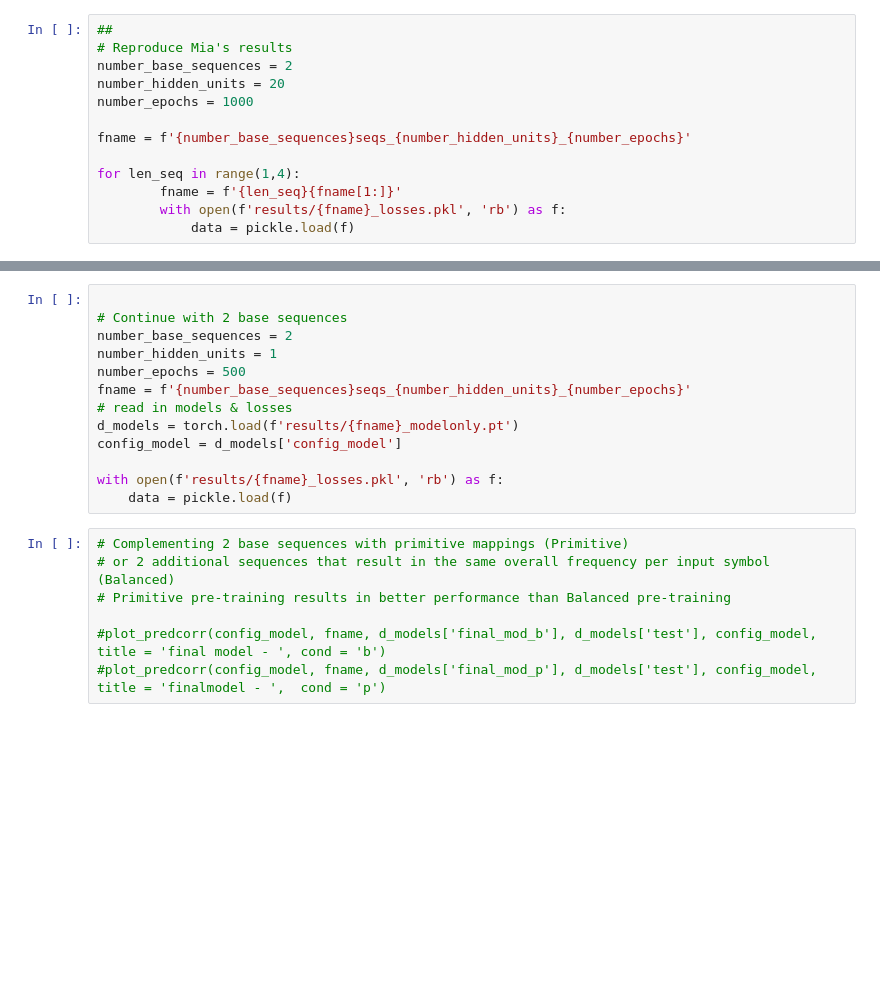
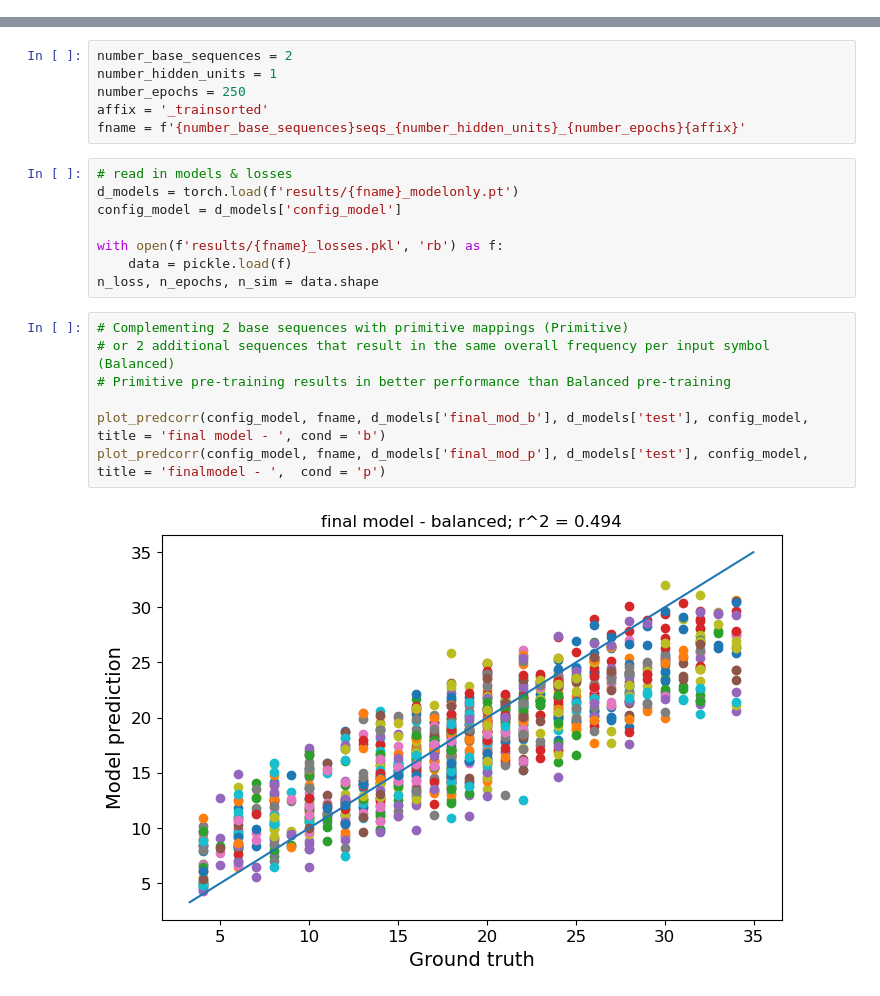
Before and after one commit to aranas/compositional_learning, a Jupyter notebook: Compositional_Learning_Addition/addition_explore_SA.ipynb, the cells around one changed output, grey strips where cells are left out. Cells and saved outputs as stored; diff of their text form; blank space fills up the shorter version.

```diff
--- a/Compositional_Learning_Addition/addition_explore_SA.ipynb
+++ b/Compositional_Learning_Addition/addition_explore_SA.ipynb
@@ -3,14 +4 @@ import pickle
 from plotting import *
-# %%
-##
-# Reproduce Mia's results
-number_base_sequences = 2
-number_hidden_units = 20
-number_epochs = 1000
-
-fname = f'{number_base_sequences}seqs_{number_hidden_units}_{number_epochs}'
-
-for len_seq in range(1,4):
-        fname = f'{len_seq}{fname[1:]}'
-        with open(f'results/{fname}_losses.pkl', 'rb') as f:
-            data = pickle.load(f)
@@ -76,20 +5,23 @@ plt.show()
+# %%
+number_base_sequences = 2
+number_hidden_units = 1
+number_epochs = 250
+affix = '_trainsorted'
+fname = f'{number_base_sequences}seqs_{number_hidden_units}_{number_epochs}{affix}'
 # %%
-
-# Continue with 2 base sequences
-number_base_sequences = 2
-number_hidden_units = 1
-number_epochs = 500
-fname = f'{number_base_sequences}seqs_{number_hidden_units}_{number_epochs}'
 # read in models & losses
 d_models = torch.load(f'results/{fname}_modelonly.pt')
 config_model = d_models['config_model']
 
 with open(f'results/{fname}_losses.pkl', 'rb') as f:
     data = pickle.load(f)
+n_loss, n_epochs, n_sim = data.shape
 # %%
 # Complementing 2 base sequences with primitive mappings (Primitive)
 # or 2 additional sequences that result in the same overall frequency per input symbol (Balanced)
 # Primitive pre-training results in better performance than Balanced pre-training
 
-#plot_predcorr(config_model, fname, d_models['final_mod_b'], d_models['test'], config_model, title = 'final model - ', cond = 'b')
-#plot_predcorr(config_model, fname, d_models['final_mod_p'], d_models['test'], config_model, title = 'finalmodel - ',  cond = 'p')
+plot_predcorr(config_model, fname, d_models['final_mod_b'], d_models['test'], config_model, title = 'final model - ', cond = 'b')
+plot_predcorr(config_model, fname, d_models['final_mod_p'], d_models['test'], config_model, title = 'finalmodel - ',  cond = 'p')
+# %% [output]
+[figure, added]
```
Also changed, not shown: parts of 12 cells of this notebook.
